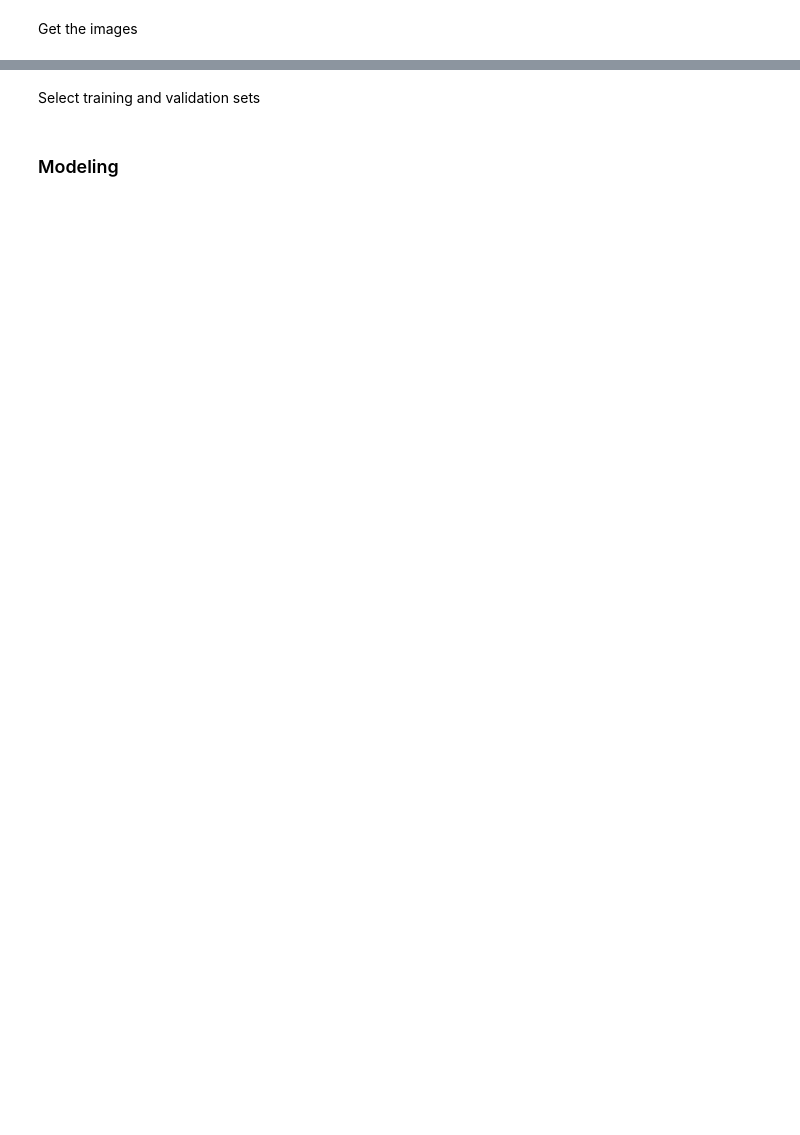
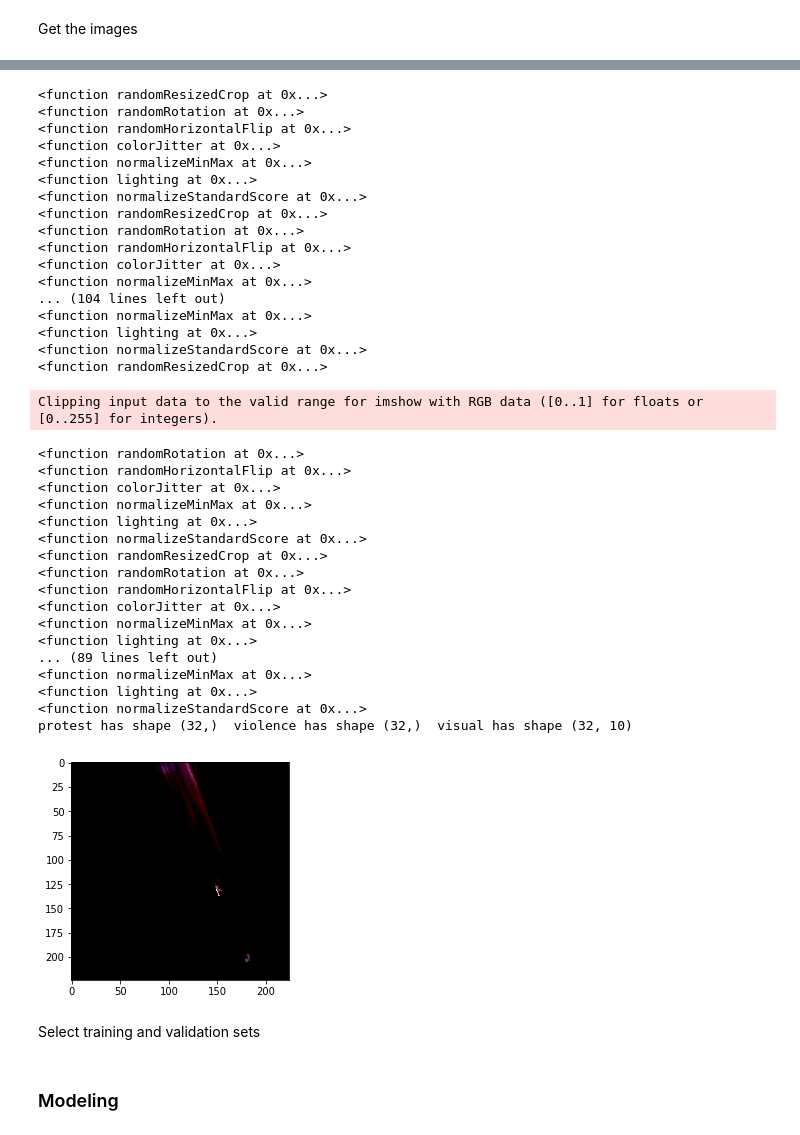
Before and after one commit to kalkun/Thesis, a Jupyter notebook: analysis/UCLA_results_validation.ipynb, the cells around one changed output, grey strips where cells are left out. Saved outputs shown, nothing was run; the diff lists cells and outputs as text; code cells hidden in the pictures; blank space fills up the shorter version.

Commit message:
fixed some small things on the transforms and in the results validation notebook such as the order of the normalizations

```diff
--- a/analysis/UCLA_results_validation.ipynb
+++ b/analysis/UCLA_results_validation.ipynb
@@ -106,8 +190,9 @@ dummy_test_generator = au.ResizeSequence(
         transforms.randomRotation,
         transforms.randomHorizontalFlip,
         transforms.colorJitter,
-        transforms.lighting, # this converts to float64, so convert to uint8 before showing with PIL
-#         transforms.normalize # looks pretty weird after this
+        transforms.normalizeMinMax,
+        transforms.lighting,
+        transforms.normalizeStandardScore
     ]
 )
 train_generator = au.ResizeSequence(
@@ -119,8 +204,9 @@ train_generator = au.ResizeSequence(
         transforms.randomRotation,
         transforms.randomHorizontalFlip,
         transforms.colorJitter,
+        transforms.normalizeMinMax,
         transforms.lighting,
-        transforms.normalize
+        transforms.normalizeStandardScore
     ]
 )
 validation_generator = au.ResizeSequence(
@@ -130,26 +216,56 @@ validation_generator = au.ResizeSequence(
     transforms = [
         transforms.resize,
         transforms.centerCrop,
-        transforms.normalize
+        transforms.normalizeMinMax,
+        transforms.normalizeStandardScore
     ]
 )
-
-# Are we using this?
-test_generator = au.ResizeSequence(test, 1,
-                                   targets = ['protest', 'violence', tag_cols])
-
-test_visual = test[tag_cols]
-test_violence = test['violence']
-test_protest = test['protest']
 # %%
 first = next(dummy_test_generator.__iter__())
 image = first[0][0]
 protest = first[1][0]
 violence = first[1][1]
 visual = first[1][2]
 img = np.array(image)
-plt.imshow(img.astype('uint8'))
+plt.imshow(img)
 print("protest has shape", protest.shape, " violence has shape", violence.shape, " visual has shape", visual.shape)
+# %% [output]
+<function randomResizedCrop at 0x...>
+<function randomRotation at 0x...>
+<function randomHorizontalFlip at 0x...>
+<function colorJitter at 0x...>
+<function normalizeMinMax at 0x...>
+<function lighting at 0x...>
+<function normalizeStandardScore at 0x...>
+<function randomResizedCrop at 0x...>
+<function randomRotation at 0x...>
+<function randomHorizontalFlip at 0x...>
+<function colorJitter at 0x...>
+<function normalizeMinMax at 0x...>
+... (104 lines left out)
+<function normalizeMinMax at 0x...>
+<function lighting at 0x...>
+<function normalizeStandardScore at 0x...>
+<function randomResizedCrop at 0x...>
+Clipping input data to the valid range for imshow with RGB data ([0..1] for floats or [0..255] for integers).
+<function randomRotation at 0x...>
+<function randomHorizontalFlip at 0x...>
+<function colorJitter at 0x...>
+<function normalizeMinMax at 0x...>
+<function lighting at 0x...>
+<function normalizeStandardScore at 0x...>
+<function randomResizedCrop at 0x...>
+<function randomRotation at 0x...>
+<function randomHorizontalFlip at 0x...>
+<function colorJitter at 0x...>
+<function normalizeMinMax at 0x...>
+<function lighting at 0x...>
+... (89 lines left out)
+<function normalizeMinMax at 0x...>
+<function lighting at 0x...>
+<function normalizeStandardScore at 0x...>
+protest has shape (32,)  violence has shape (32,)  visual has shape (32, 10)
+[figure, added]
 # %% [markdown]
 Select training and validation sets
 # %% [markdown]
```
Also changed, not shown: parts of 16 cells of this notebook, 2 other files.
